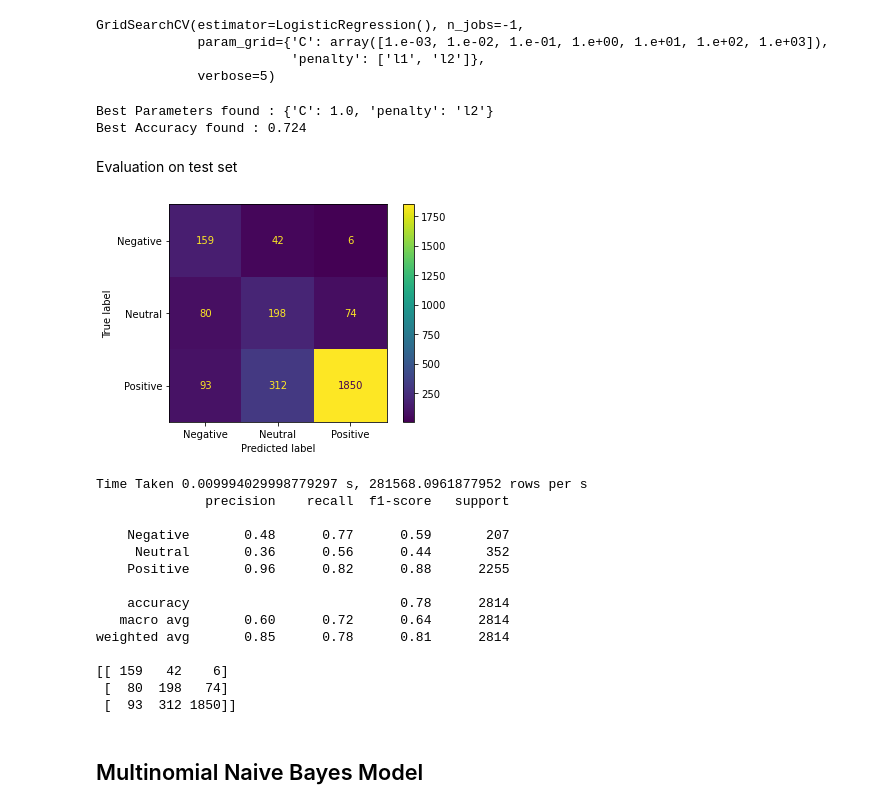
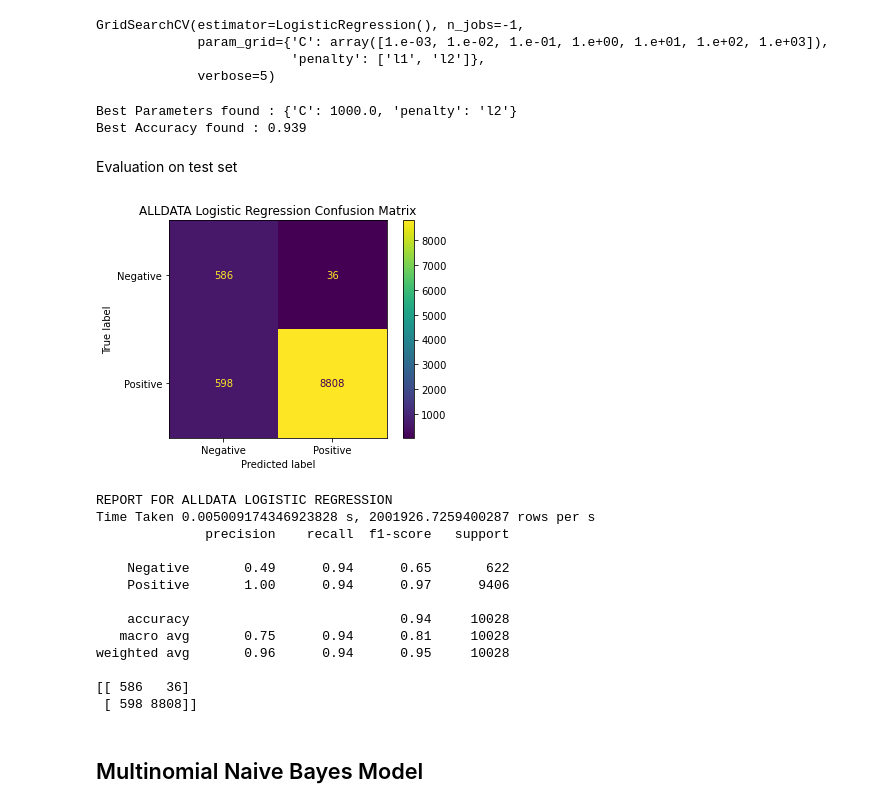
Before and after one commit to AmmarBagharib/sentiment_analysis_bt4222, a Jupyter notebook: codes/MachineLearningMethods.ipynb, the cells around one changed output. Cells and saved outputs as stored; diff of their text form; code cells hidden in the pictures.

```diff
--- a/codes/MachineLearningMethods.ipynb
+++ b/codes/MachineLearningMethods.ipynb
@@ -99,7 +102,7 @@ def combine_csv_to_dataframe(file_names, all_star = False, filterDate = True):
     return combined_df
 # %%
 #data_path = '/content/drive/MyDrive/BT4222/data/mbs_reviews.csv'
-df = combine_csv_to_dataframe(star3, all_star = False, filterDate = False)
+df = combine_csv_to_dataframe(star3+star4+star5, all_star = True, filterDate = False)
 # %% [output]
 Length of ..\data\processed\cleaned_ibis-sg-bencoolen.csv is 2217
 Length of ..\data\processed\cleaned_hotel-boss.csv is 3568
@@ -133,7 +148,7 @@ Then, we split the data into train and validation sets using train_test_split.
 # %%
 df.dropna(subset=['label'], inplace=True)
 # %%
-#df = df[df["label"]!='Neutral']
+df = df[df["label"]!='Neutral']
 # %%
 df['label'] = df['label'].astype('category')
 # %%
@@ -226,8 +239,8 @@ GridSearchCV(estimator=LogisticRegression(), n_jobs=-1,
 print('Best Parameters found : {}'.format(lr_model.best_params_))
 print('Best Accuracy found : {:.3f}\n'.format(lr_model.best_score_))
 # %% [output]
-Best Parameters found : {'C': 1.0, 'penalty': 'l2'}
-Best Accuracy found : 0.724
+Best Parameters found : {'C': 1000.0, 'penalty': 'l2'}
+Best Accuracy found : 0.939
 # %% [markdown]
 Evaluation on test set
 # %%
@@ -236,33 +249,34 @@ cm = confusion_matrix(y_test, predictions, labels=lr_model.classes_)
 # %%
 disp = ConfusionMatrixDisplay(confusion_matrix=cm, display_labels=lr_model.classes_)
 disp.plot()
+plt.title(f"{DATANAME} Logistic Regression Confusion Matrix")
 plt.show()
 # %% [output]
-[figure, old version]
+[figure, new version]
 # %%
 
 t1 = time.time()
 
 predictions = lr_model.predict(tfidf_features_test)
 t2 = time.time()
+print(f"REPORT FOR {DATANAME} LOGISTIC REGRESSION")
 print(f'Time Taken {t2-t1} s, {len(y_test)/(t2-t1)} rows per s')
-print(sklearn.metrics.classification_report(y_test, predictions, target_names=['Negative', 'Neutral', 'Positive']))
+print(sklearn.metrics.classification_report(y_test, predictions, target_names=['Negative', 'Positive']))
 print(sklearn.metrics.confusion_matrix(y_test, predictions, labels=lr_model.classes_))
 # %% [output]
-Time Taken 0.009994029998779297 s, 281568.0961877952 rows per s
+REPORT FOR ALLDATA LOGISTIC REGRESSION
+Time Taken 0.005009174346923828 s, 2001926.7259400287 rows per s
               precision    recall  f1-score   support
 
-    Negative       0.48      0.77      0.59       207
-     Neutral       0.36      0.56      0.44       352
-    Positive       0.96      0.82      0.88      2255
+    Negative       0.49      0.94      0.65       622
+    Positive       1.00      0.94      0.97      9406
 
-    accuracy                           0.78      2814
-   macro avg       0.60      0.72      0.64      2814
-weighted avg       0.85      0.78      0.81      2814
+    accuracy                           0.94     10028
+   macro avg       0.75      0.94      0.81     10028
+weighted avg       0.96      0.94      0.95     10028
 
-[[ 159   42    6]
- [  80  198   74]
- [  93  312 1850]]
+[[ 586   36]
+ [ 598 8808]]
 # %% [markdown]
 ## Multinomial Naive Bayes Model
 # %%
```
Also changed, not shown: parts of 46 cells of this notebook, 1 other file.
